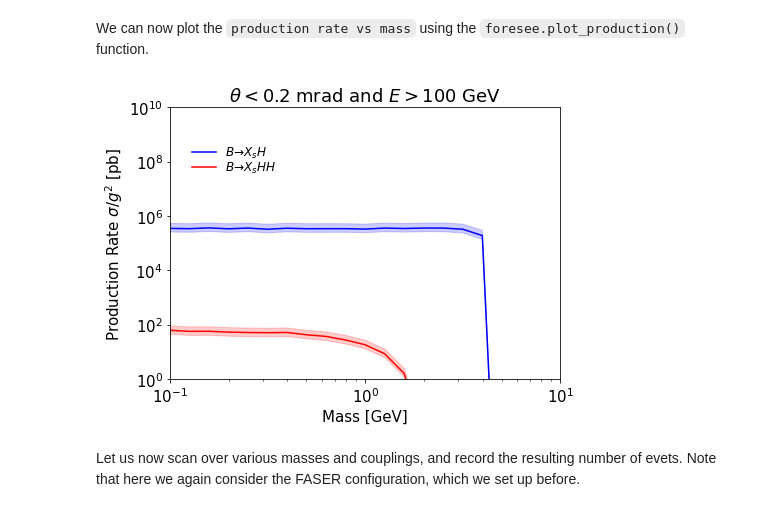
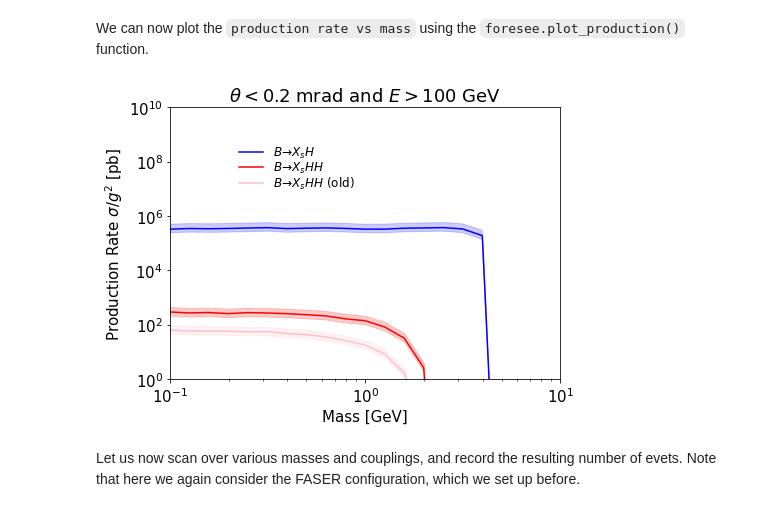
Before and after one commit to KlingFelix/FORESEE, a Jupyter notebook: Models/2HDM_H/2HDM_H.ipynb, the cells around one changed output. Saved outputs shown, nothing was run; the diff lists cells and outputs as text; code cells hidden in the pictures.

Commit message:
Differential BR for diHiggs production
Added the differential form for the BR for b>sHH 3 body decay production mode.
(The differential form has some error)

```diff
--- a/Models/2HDM_H/2HDM_H.ipynb
+++ b/Models/2HDM_H/2HDM_H.ipynb
@@ -127,7 +128,7 @@ model.add_production_2bodydecay(
 model.add_production_2bodydecay(
     pid0 = "-521",
     pid1 = "321",
-    br = "9.68544e-13 * self.masses('521')/ self.widths('-521') * (1-(mass/self.masses('521'))**2)**2  * (-3/4/coupling -0.1415/coupling**3  (1.0386/coupling-0.1415/coupling**3)*np.sqrt(1-1/coupling**2)-0.608446664/coupling**3)**2 ",
+    br = "9.68544e-13 * self.masses('521')/ self.widths('-521') * (1-(mass/self.masses('521'))**2)**2  * (-3/4/coupling -0.1415/coupling**3 - (1.0386/coupling-0.1415/coupling**3)*np.sqrt(1-1/coupling**2)-0.608446664/coupling**3)**2 ",
     generator = ['NLO-P8','NLO-P8-Max', 'NLO-P8-Min'],
     energy = energy,
     nsample = 1000,
@@ -136,7 +137,7 @@ model.add_production_2bodydecay(
 
 
 model.add_production_3bodydecay(
-    label= "511_di",
+    label= "511_di_old",
     pid0 = "511",
     pid1 = "321",
     pid2 = "0",
@@ -148,7 +149,7 @@ model.add_production_3bodydecay(
 )
 
 model.add_production_3bodydecay(
-    label= "-511_di",
+    label= "-511_di_old",
     pid0 = "-511",
     pid1 = "321",
     pid2 = "0",
@@ -160,8 +161,8 @@ model.add_production_3bodydecay(
 )
 
 model.add_production_3bodydecay(
-    label= "521_di",
-    pid0 = "511",
+    label= "521_di_old",
+    pid0 = "521",
     pid1 = "321",
     pid2 = "0",
     br = "np.sqrt(1 - 0.22893248780934505*pow(mass,2))*(0.000111856 + 0.0000320094*pow(mass,2) - 2.1983977102660327e-6*pow(mass,4)) + pow(mass,2)*(-0.00007682256830570443 + 8.793590841064129e-6*pow(mass,2) - 5.032846570055706e-7*pow(mass,4))* np.log((2.09*(1 + np.sqrt(1 - 0.22893248780934505*pow(mass,2))))/mass)",
@@ -172,8 +173,8 @@ model.add_production_3bodydecay(
 )
 
 model.add_production_3bodydecay(
-    label= "-521_di",
-    pid0 = "-511",
+    label= "-521_di_old",
+    pid0 = "-521",
     pid1 = "321",
     pid2 = "0",
     br = "np.sqrt(1 - 0.22893248780934505*pow(mass,2))*(0.000111856 + 0.0000320094*pow(mass,2) - 2.1983977102660327e-6*pow(mass,4)) + pow(mass,2)*(-0.00007682256830570443 + 8.793590841064129e-6*pow(mass,2) - 5.032846570055706e-7*pow(mass,4))* np.log((2.09*(1 + np.sqrt(1 - 0.22893248780934505*pow(mass,2))))/mass)",
@@ -324,24 +553,25 @@ We can now plot the `production rate vs mass` using the `foresee.plot_production
 # %%
 productions=[
      {"channels": ["511","-511","521","-521"],  "color": "blue", "label": r"$B \to X_s H$", "generators": ['NLO-P8','NLO-P8-Max', 'NLO-P8-Min']},
-#     {"channels": ["511_di","-511_di","521_di","-521_di"],  "color": "red", "label": r"$B \to X_s HH$", "generators": ['NLO-P8','NLO-P8-Max', 'NLO-P8-Min']},
+    {"channels": ["511_di","-511_di","521_di","-521_di"],  "color": "red", "label": r"$B \to X_s HH$", "generators": ['NLO-P8','NLO-P8-Max', 'NLO-P8-Min']},
+    {"channels": ["511_di_old","-511_di_old","521_di_old","-521_di_old"],  "color": "pink", "label": r"$B \to X_s HH$ (old)", "generators": ['NLO-P8','NLO-P8-Max', 'NLO-P8-Min']},
 ]
 
 plot=foresee.plot_production(
     masses = masses,
     productions = productions,
     energy=energy,
     condition="logth<-3.7 and logp>2",
     xlims=[0.1,10], ylims=[1e0,1e10],
     xlabel=r"Mass [GeV]",
     ylabel=r"Production Rate $\sigma/g^2$ [pb]",
     title=r"$\theta < 0.2$ mrad and $E > 100$ GeV",
-    legendloc=(0.3,0.9),
+    legendloc=(0.5,0.9),
     fs_label=12,
     ncol=1,
 )
-plot.savefig("Production_"+modelname+".pdf")
+# plot.savefig("Production_"+modelname+".pdf")
 # %% [output]
-[figure, old version]
+[figure, new version]
 # %% [markdown]
 Let us now scan over various masses and couplings, and record the resulting number of evets. Note that here we again consider the FASER configuration, which we set up before.
```
Also changed, not shown: parts of 17 cells of this notebook, 1 other file.
